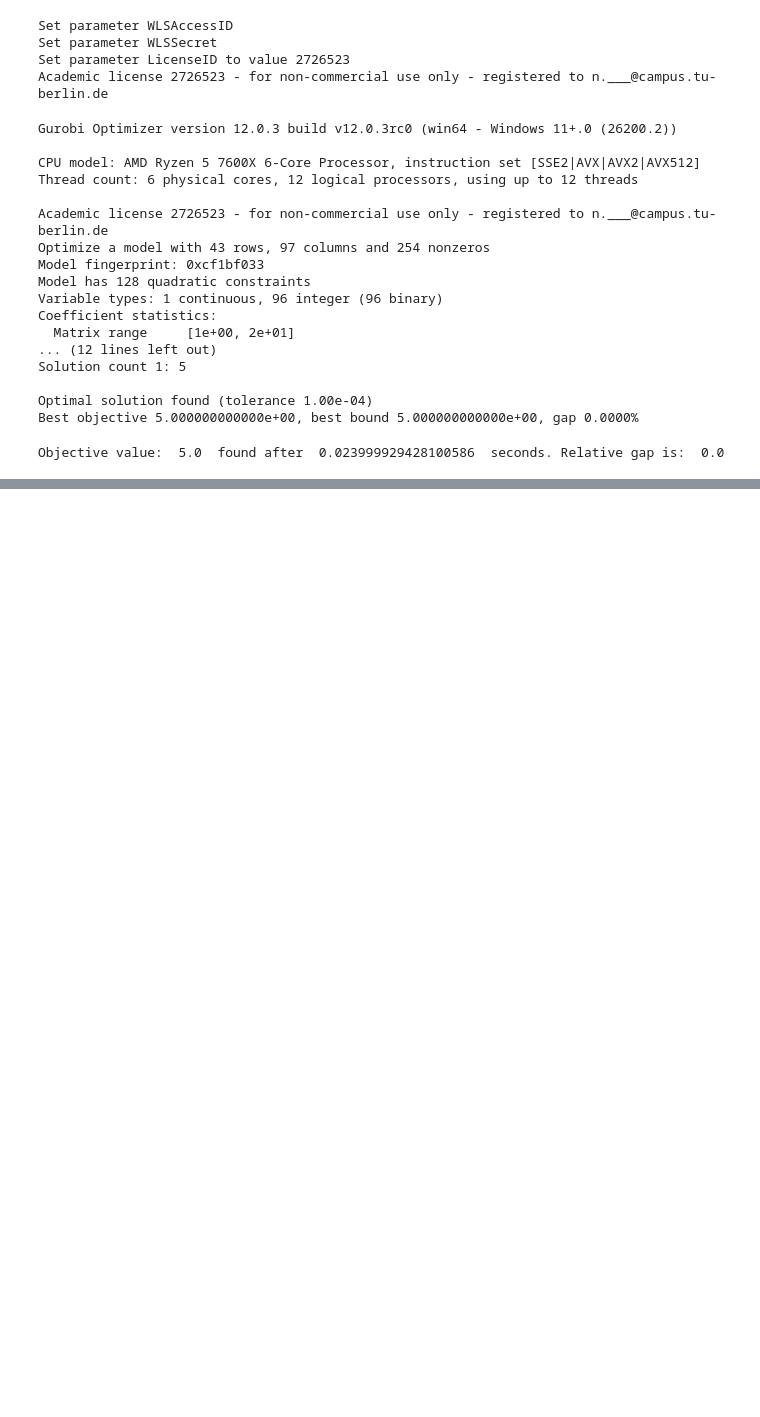
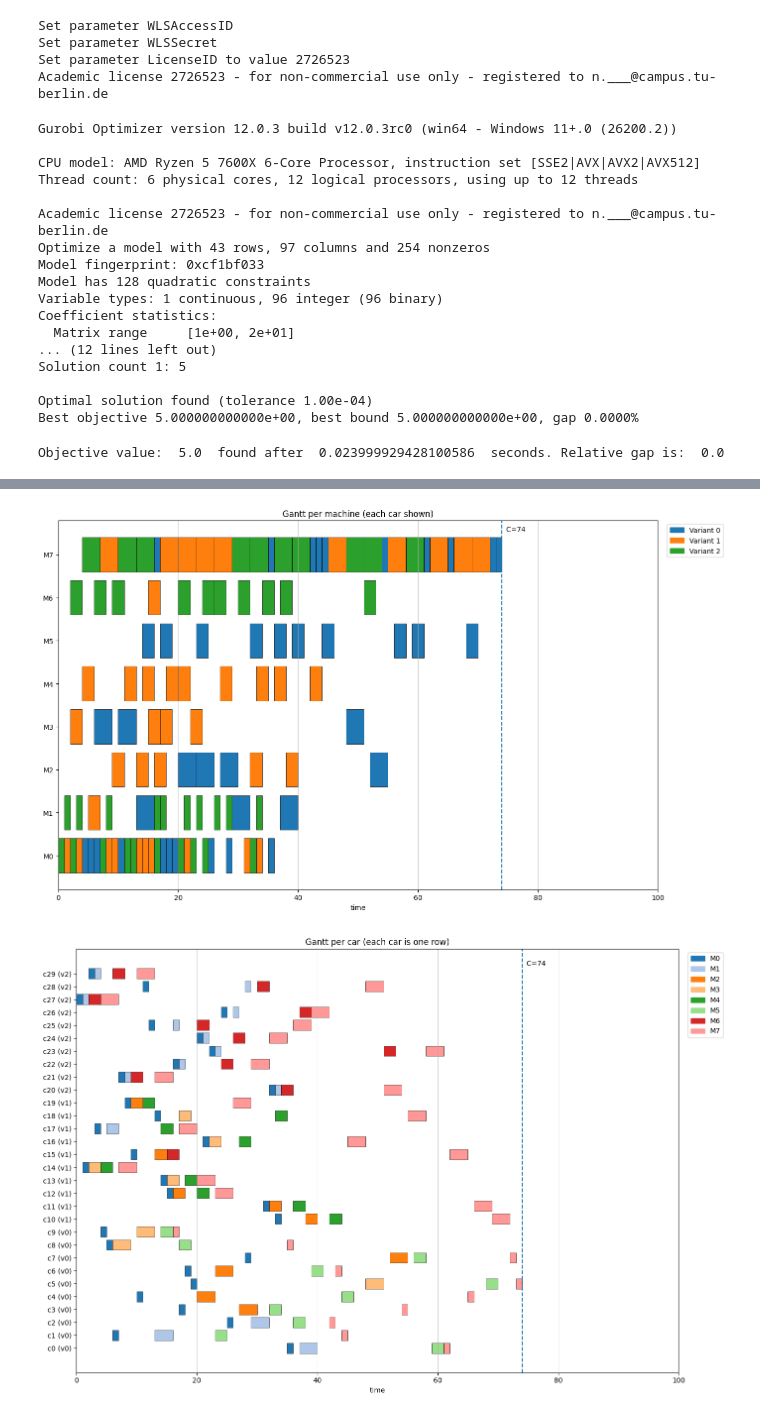
Before and after one commit to YanaXen/POM-Seminar-Matrix, a Jupyter notebook: ALB_project.ipynb, the cells around one changed output, grey strips where cells are left out. Drawn from its saved outputs; the diff is of its cells as text; code cells hidden in the pictures; blank space fills up the shorter version.

```diff
--- a/ALB_project.ipynb
+++ b/ALB_project.ipynb
@@ -330,0 +395,14 @@ else:
+# %%
+if m.status == GRB.OPTIMAL:
+    schedule = extract_schedule_cars(S, Y, duration, CARS, J, R, T, eps=0.5)
+
+    # Plot 1: per machine
+    plot_gantt_per_machine_cars(schedule, type_of, makespan=C.X, T=T, show_labels=False)
+
+    # Plot 2: per car
+    plot_gantt_per_car(schedule, type_of, makespan=C.X, T=T, show_labels=False)
+else:
+    print("No optimal solution:", m.status)
+# %% [output]
+[figure, added]
+[figure, added]
```
Also changed, not shown: parts of 3 cells of this notebook.
